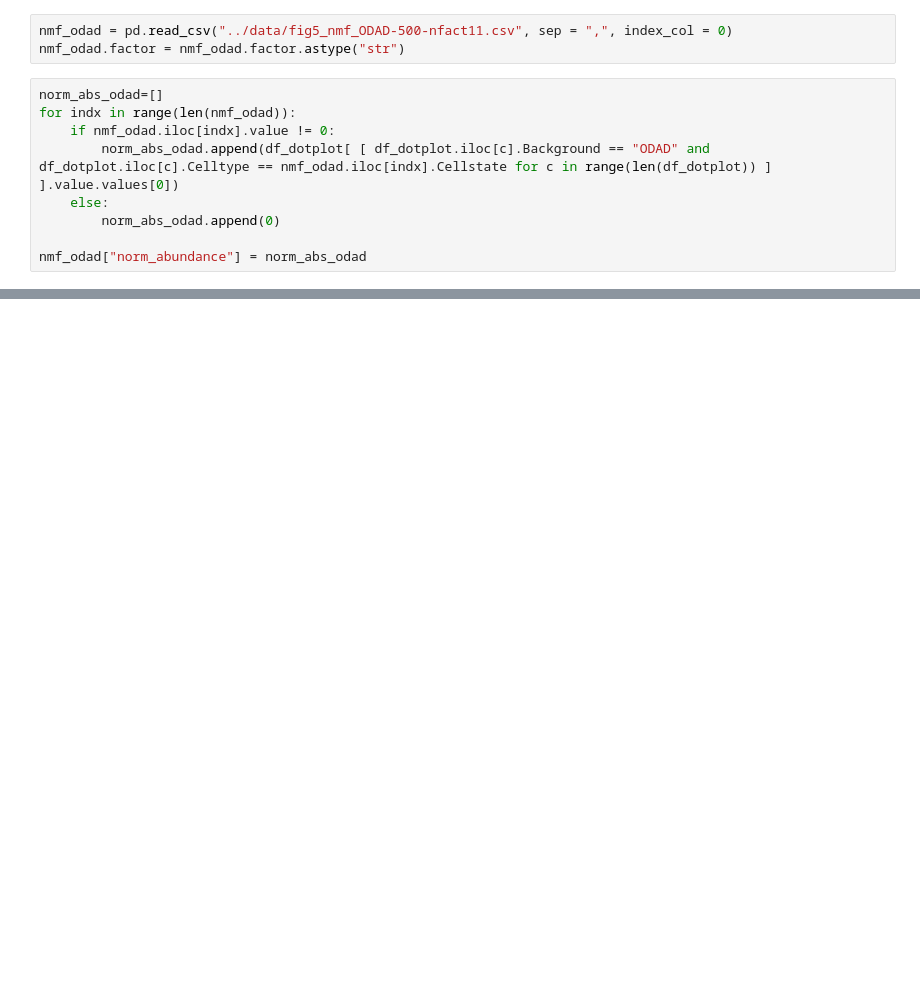
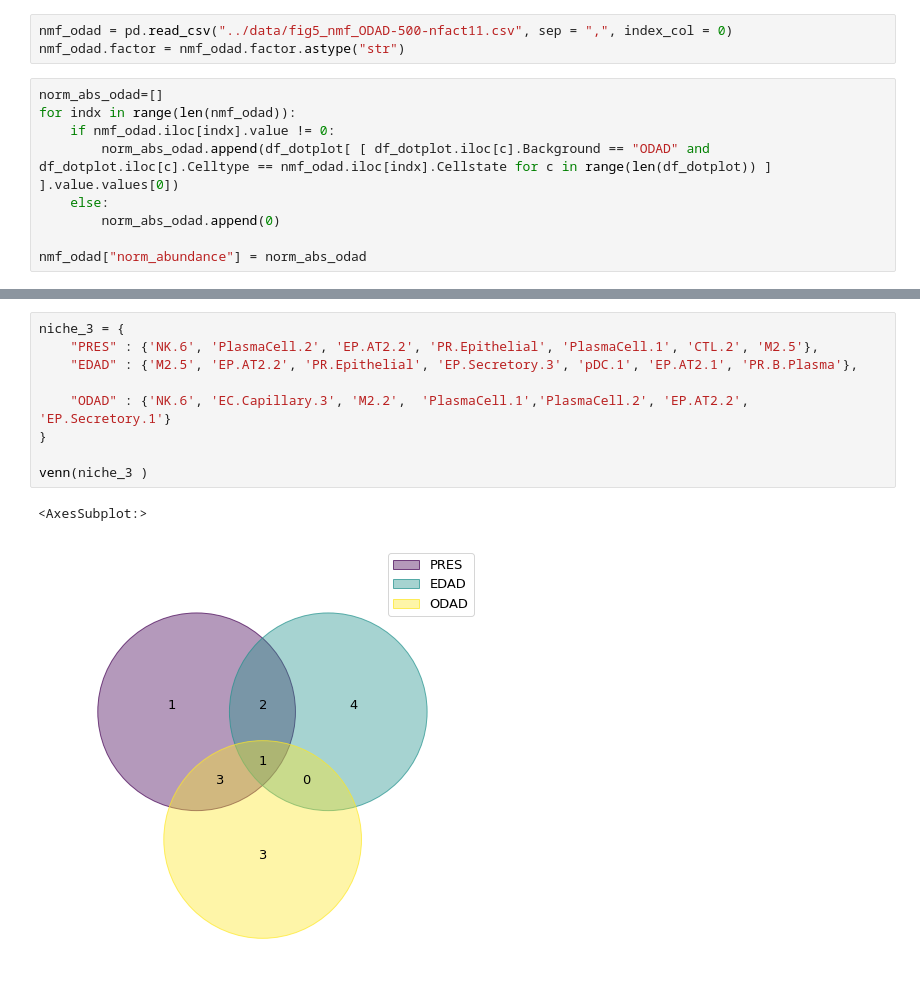
Before and after one commit to thjimmylee/UKCIC-COVID19-paper-figures, a Jupyter notebook: spatial_1/notebooks/Figure5.ipynb, the cells around one changed output, grey strips where cells are left out. Drawn from its saved outputs; the diff is of its cells as text; blank space fills up the shorter version.

```diff
--- a/spatial_1/notebooks/Figure5.ipynb
+++ b/spatial_1/notebooks/Figure5.ipynb
@@ -555,0 +535,12 @@ venn(niche_2, ilabels = TRUE,
+# %%
+niche_3 = {
+    "PRES" : {'NK.6', 'PlasmaCell.2', 'EP.AT2.2', 'PR.Epithelial', 'PlasmaCell.1', 'CTL.2', 'M2.5'},
+    "EDAD" : {'M2.5', 'EP.AT2.2', 'PR.Epithelial', 'EP.Secretory.3', 'pDC.1', 'EP.AT2.1', 'PR.B.Plasma'},
+
+    "ODAD" : {'NK.6', 'EC.Capillary.3', 'M2.2',  'PlasmaCell.1','PlasmaCell.2', 'EP.AT2.2', 'EP.Secretory.1'}
+}
+
+venn(niche_3 )
+# %% [output]
+<AxesSubplot:>
+[figure, added]
```
Also changed, not shown: parts of 16 cells of this notebook.
